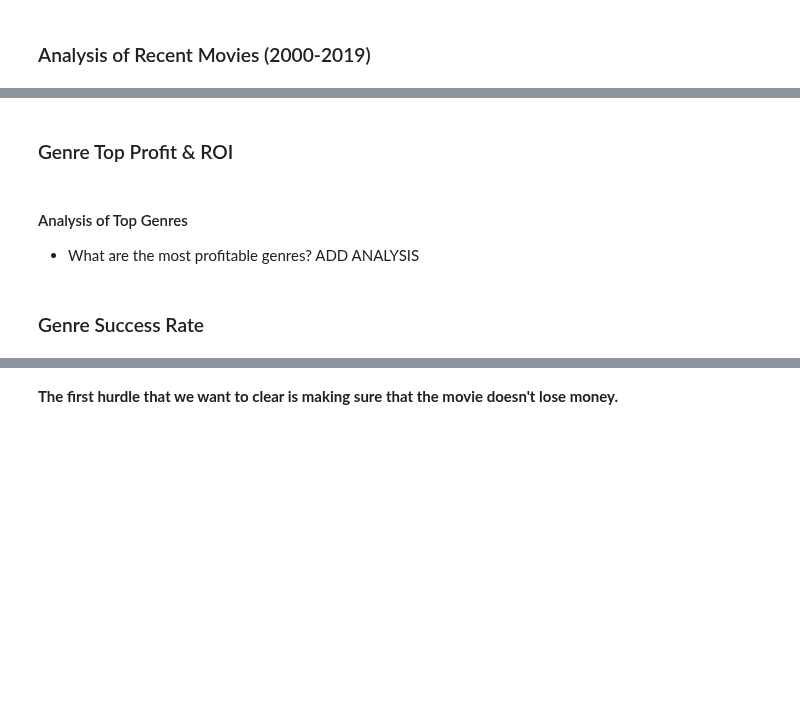
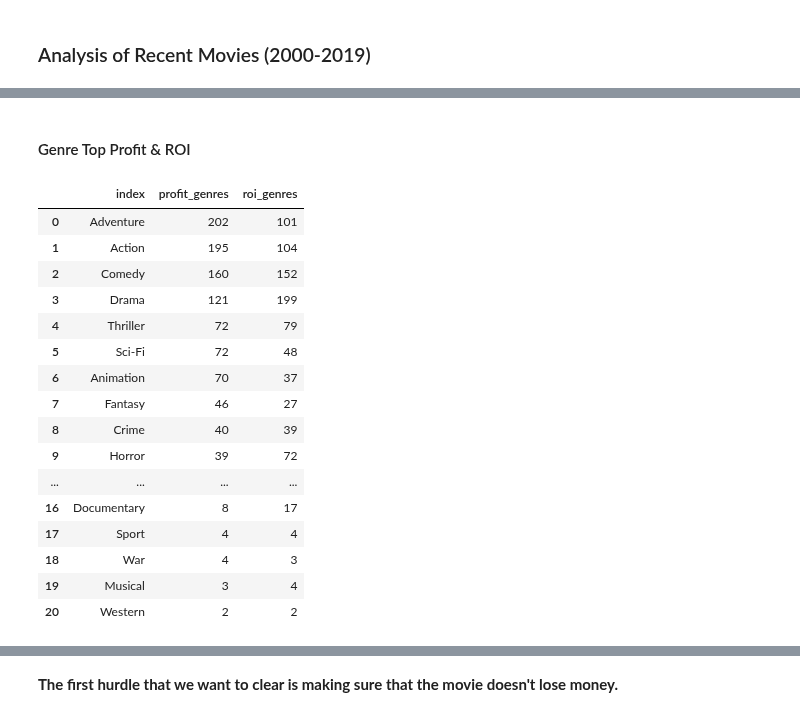
Before and after one commit to jxn628/dsc-phase-1-project, a Jupyter notebook: student.ipynb, the cells around one changed output, grey strips where cells are left out. Saved outputs shown, nothing was run; the diff lists cells and outputs as text; code cells hidden in the pictures; blank space fills up the shorter version.

```diff
--- a/student.ipynb
+++ b/student.ipynb
@@ -762,15 +914,27 @@ genre_df_roi.head(3)
 # %% [markdown]
-### Genre Top Profit & ROI
+#### Genre Top Profit & ROI
 # %%
 #Genres that are associated with the Top 500 most profitable movies and/or the 500 movies with the best ROI.
 
 genre_df_merged = pd.merge(genre_df_profit, genre_df_roi, on= 'index', how='left')
 genre_df_merged = genre_df_merged.rename(columns={'total_x': 'profit_genres', 'total_y': 'roi_genres'})
 genre_df_merged.sort_values('roi_genres', ascending=False)
-genre_df_merged.head()
+genre_df_merged
+# %% [output]
+|  | index | profit_genres | roi_genres |
+| 0 | Adventure | 202 | 101 |
+| 1 | Action | 195 | 104 |
+| 2 | Comedy | 160 | 152 |
+| 3 | Drama | 121 | 199 |
+| 4 | Thriller | 72 | 79 |
+| 5 | Sci-Fi | 72 | 48 |
+| 6 | Animation | 70 | 37 |
+| 7 | Fantasy | 46 | 27 |
+| 8 | Crime | 40 | 39 |
+| 9 | Horror | 39 | 72 |
+| ... | ... | ... | ... |
+| 16 | Documentary | 8 | 17 |
+| 17 | Sport | 4 | 4 |
+| 18 | War | 4 | 3 |
+| 19 | Musical | 3 | 4 |
+| 20 | Western | 2 | 2 |
-# %% [markdown]
-#### Analysis of Top Genres
-- What are the most profitable genres?
-ADD ANALYSIS
-# %% [markdown]
-### Genre Success Rate
```
Also changed, not shown: parts of 31 cells of this notebook.
